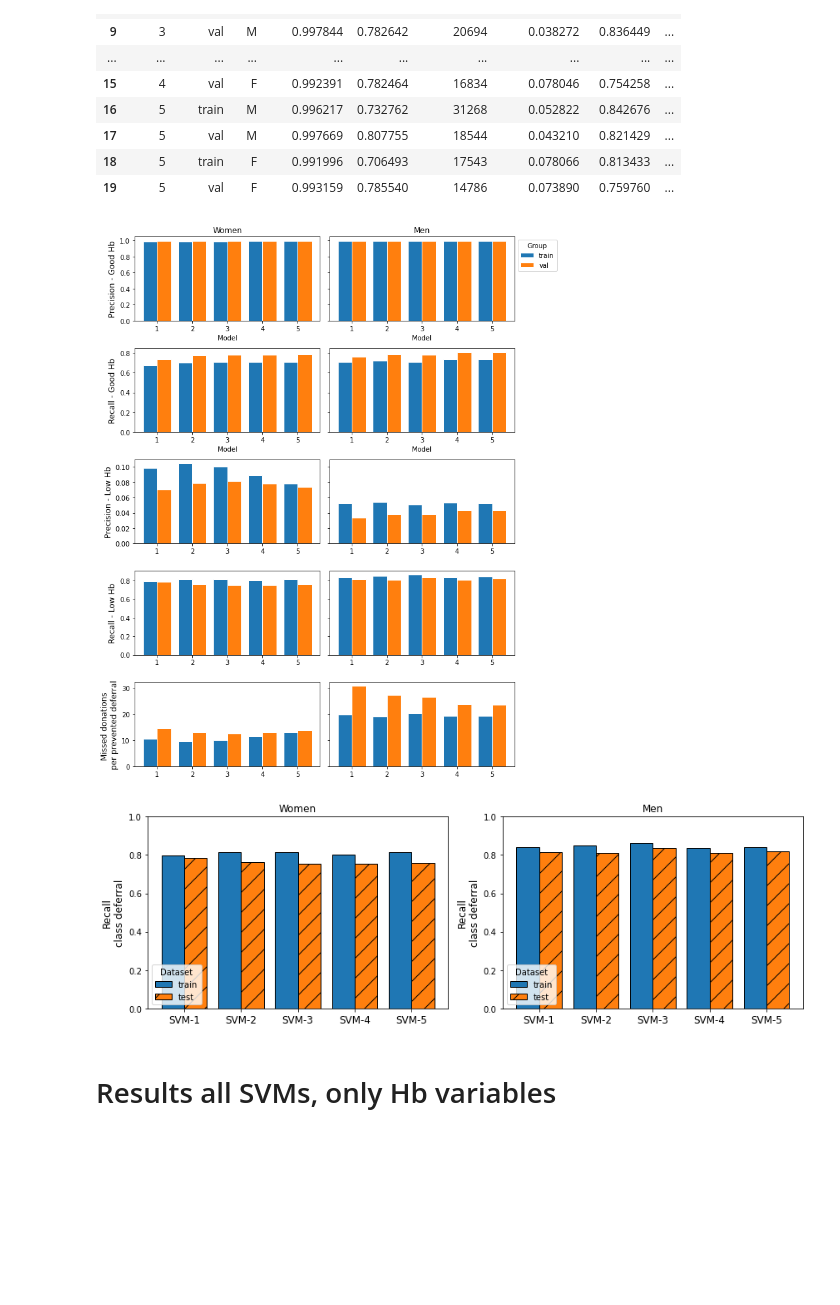
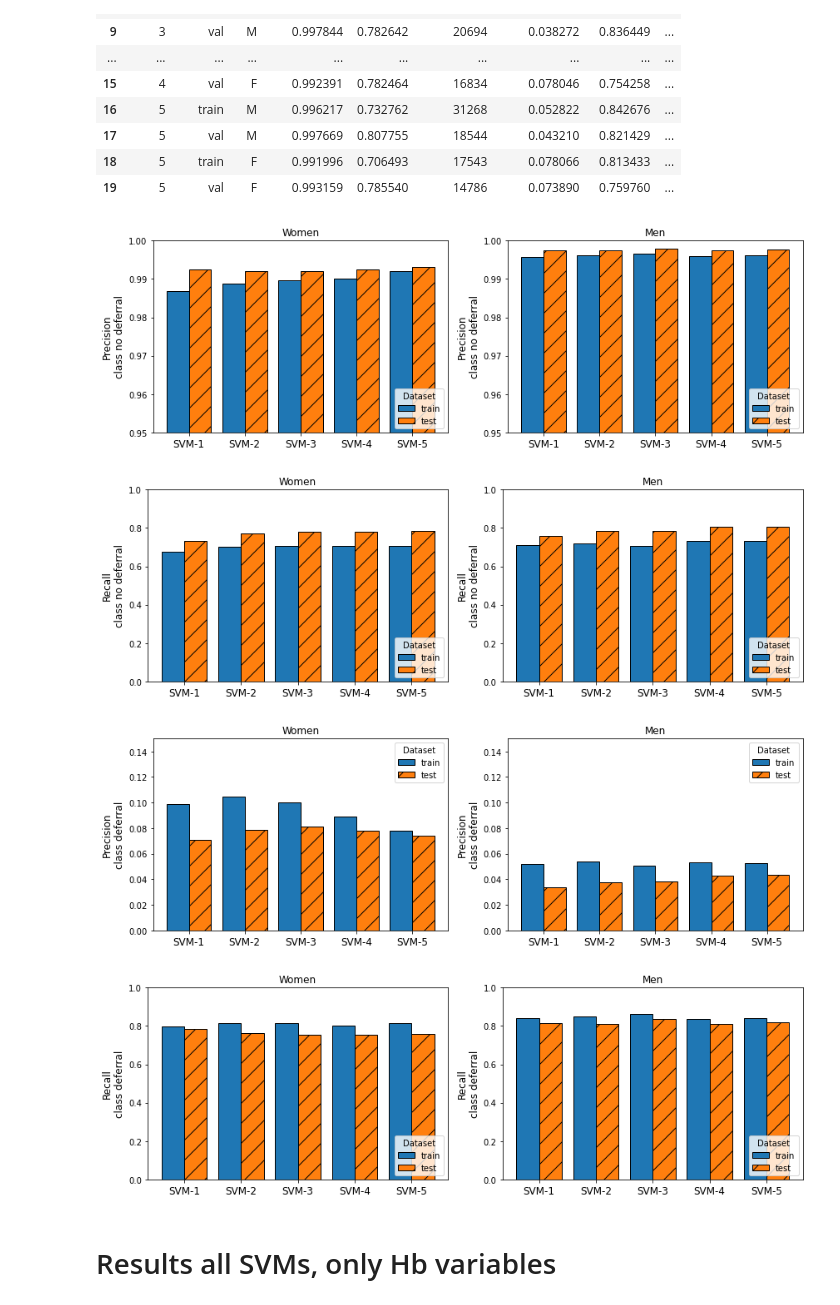
Before and after one commit to vinkenoogm/hbpred-compare, a Jupyter notebook: src/3_modelperformance.ipynb, the cells around one changed output. Drawn from its saved outputs; the diff is of its cells as text; code cells hidden in the pictures; blank space fills up the shorter version.

```diff
--- a/src/3_modelperformance.ipynb
+++ b/src/3_modelperformance.ipynb
@@ -173,14 +130,16 @@ res_df
 | 17 | 5 | val | M | 0.997669 | 0.807755 | 18544 | 0.043210 | 0.821429 | ... |
 | 18 | 5 | train | F | 0.991996 | 0.706493 | 17543 | 0.078066 | 0.813433 | ... |
 | 19 | 5 | val | F | 0.993159 | 0.785540 | 14786 | 0.073890 | 0.759760 | ... |
-# %%
-plot_precision_recall_all(res_df)
-# %% [output]
-[figure, removed]
 # %%
-plot_precision_recall(res_df, 'low_recall', (0, 1), 'Recall\nclass deferral', save='low_recall')
+plot_precision_recall(res_df, 'ok_precision', (0.95, 1), 'Precision\nclass no deferral', save='all_ok_precision')
+plot_precision_recall(res_df, 'ok_recall', (0, 1), 'Recall\nclass no deferral', save='all_ok_recall')
+plot_precision_recall(res_df, 'low_precision', (0, 0.15), 'Precision\nclass deferral', 'all_low_precision')
+plot_precision_recall(res_df, 'low_recall', (0, 1), 'Recall\nclass deferral', save='all_low_recall')
 # %% [output]
-[figure, old version]
+[figure, new version]
+[figure, added]
+[figure, added]
+[figure, added]
 # %% [markdown]
 # Results all SVMs, only Hb variables
 # %%
```
Also changed, not shown: parts of 6 cells of this notebook, 17 other files.
